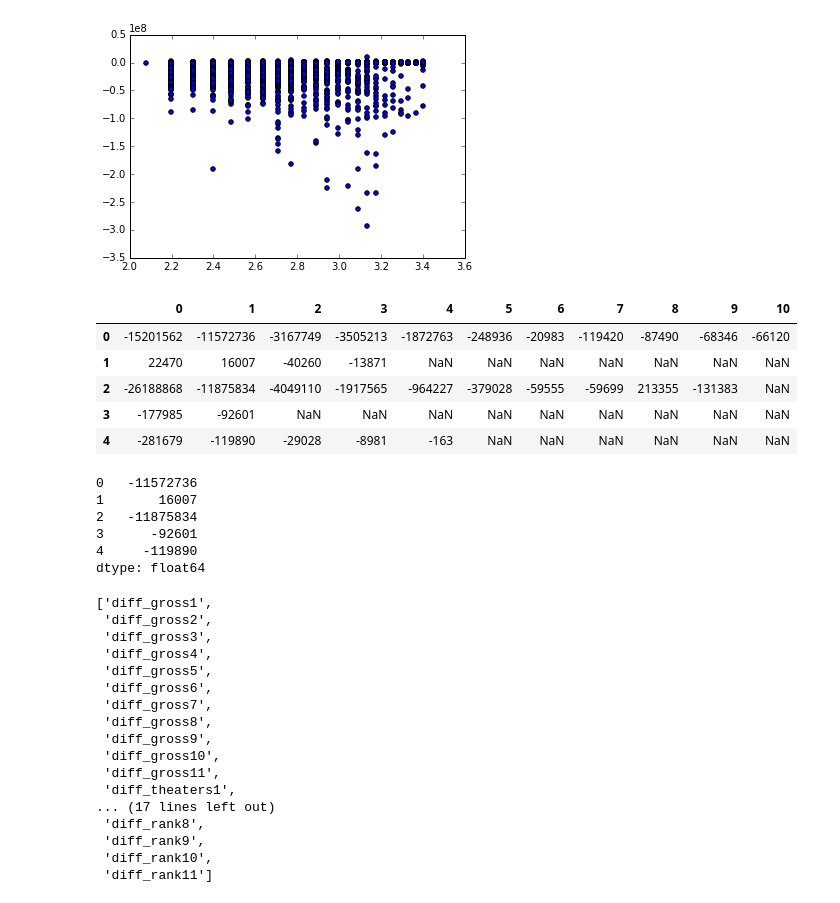
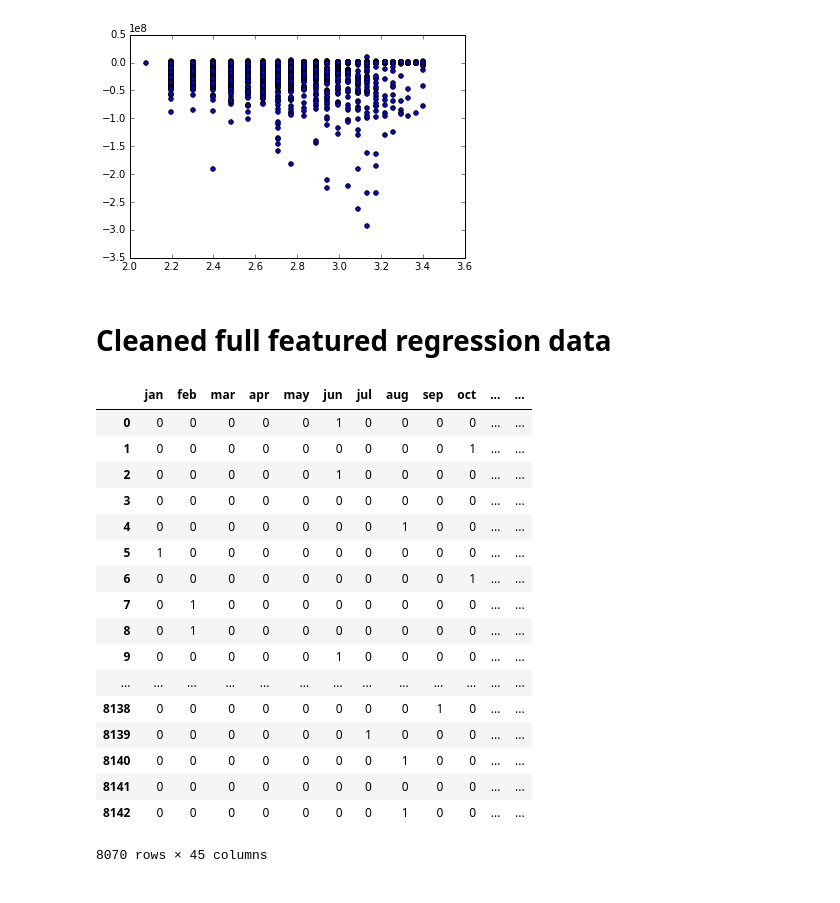
Before and after one commit to jstnstwrt/optimizing-box-office-regression, a Jupyter notebook: exploratory_data_analysis.ipynb, the cells around one changed output. Drawn from its saved outputs; the diff is of its cells as text; code cells hidden in the pictures.

```diff
--- a/exploratory_data_analysis.ipynb
+++ b/exploratory_data_analysis.ipynb
@@ -112,5 +97,5 @@ dtype: float64
 df_normal['high_theatre_count'] = np.where(df_normal.num_theaters1 > 50,'True','False')
 # %%
 theatre_dummies = pd.get_dummies(df_normal.pop('high_theatre_count'))
-# %%
-df_normal['many_theatres'] = theatre_dummies['True']
+# %%
+theatre_dummies['True'].columns = 'high_theatre_count'
@@ -127,24 +121,6 @@ plt.scatter(lny,g)
 # %% [output]
 <matplotlib.collections.PathCollection at 0x...>
 [figure]
-# %%
-pd.DataFrame(diffs).T
-# %% [output]
-|  | 0 | 1 | 2 | 3 | 4 | 5 | 6 | 7 | 8 | 9 | 10 |
-| 0 | -15201562 | -11572736 | -3167749 | -3505213 | -1872763 | -248936 | -20983 | -119420 | -87490 | -68346 | -66120 |
-| 1 | 22470 | 16007 | -40260 | -13871 | NaN | NaN | NaN | NaN | NaN | NaN | NaN |
-| 2 | -26188868 | -11875834 | -4049110 | -1917565 | -964227 | -379028 | -59555 | -59699 | 213355 | -131383 | NaN |
-| 3 | -177985 | -92601 | NaN | NaN | NaN | NaN | NaN | NaN | NaN | NaN | NaN |
-| 4 | -281679 | -119890 | -29028 | -8981 | -163 | NaN | NaN | NaN | NaN | NaN | NaN |
-# %%
-(df_normal.iloc[:,10] - df_normal.iloc[:,9]).head(5)
-# %% [output]
-0   -11572736
-1       16007
-2   -11875834
-3      -92601
-4     -119890
-dtype: float64
 # %%
 diffs = []
 for i in range(3):
@@ -184,21 +160,28 @@ diff_names = ['diff_gross1', 'diff_gross2', 'diff_gross3','diff_gross4','diff_gr
  'diff_rank11']
 # %%
 diffs.columns = diff_names
-# %% [output]
-['diff_gross1',
- 'diff_gross2',
- 'diff_gross3',
- 'diff_gross4',
- 'diff_gross5',
- 'diff_gross6',
- 'diff_gross7',
- 'diff_gross8',
- 'diff_gross9',
- 'diff_gross10',
- 'diff_gross11',
- 'diff_theaters1',
-... (17 lines left out)
- 'diff_rank8',
- 'diff_rank9',
- 'diff_rank10',
- 'diff_rank11']
+# %% [markdown]
+# Cleaned full featured regression data
+# %%
+features = pd.concat([month_dummies,theatre_dummies['True'],diffs],axis=1)
+# %%
+features.rename(columns = {'True':'high_theatre_count'})
+# %% [output]
+|  | jan | feb | mar | apr | may | jun | jul | aug | sep | oct | ... | ... |
+| 0 | 0 | 0 | 0 | 0 | 0 | 1 | 0 | 0 | 0 | 0 | ... | ... |
+| 1 | 0 | 0 | 0 | 0 | 0 | 0 | 0 | 0 | 0 | 1 | ... | ... |
+| 2 | 0 | 0 | 0 | 0 | 0 | 1 | 0 | 0 | 0 | 0 | ... | ... |
+| 3 | 0 | 0 | 0 | 0 | 0 | 0 | 0 | 0 | 0 | 0 | ... | ... |
+| 4 | 0 | 0 | 0 | 0 | 0 | 0 | 0 | 1 | 0 | 0 | ... | ... |
+| 5 | 1 | 0 | 0 | 0 | 0 | 0 | 0 | 0 | 0 | 0 | ... | ... |
+| 6 | 0 | 0 | 0 | 0 | 0 | 0 | 0 | 0 | 0 | 1 | ... | ... |
+| 7 | 0 | 1 | 0 | 0 | 0 | 0 | 0 | 0 | 0 | 0 | ... | ... |
+| 8 | 0 | 1 | 0 | 0 | 0 | 0 | 0 | 0 | 0 | 0 | ... | ... |
+| 9 | 0 | 0 | 0 | 0 | 0 | 1 | 0 | 0 | 0 | 0 | ... | ... |
+| ... | ... | ... | ... | ... | ... | ... | ... | ... | ... | ... | ... | ... |
+| 8138 | 0 | 0 | 0 | 0 | 0 | 0 | 0 | 0 | 1 | 0 | ... | ... |
+| 8139 | 0 | 0 | 0 | 0 | 0 | 0 | 1 | 0 | 0 | 0 | ... | ... |
+| 8140 | 0 | 0 | 0 | 0 | 0 | 0 | 0 | 1 | 0 | 0 | ... | ... |
+| 8141 | 0 | 0 | 0 | 0 | 0 | 0 | 0 | 0 | 0 | 0 | ... | ... |
+| 8142 | 0 | 0 | 0 | 0 | 0 | 0 | 0 | 1 | 0 | 0 | ... | ... |
+8070 rows × 45 columns
```
Also changed, not shown: parts of 3 cells of this notebook.
